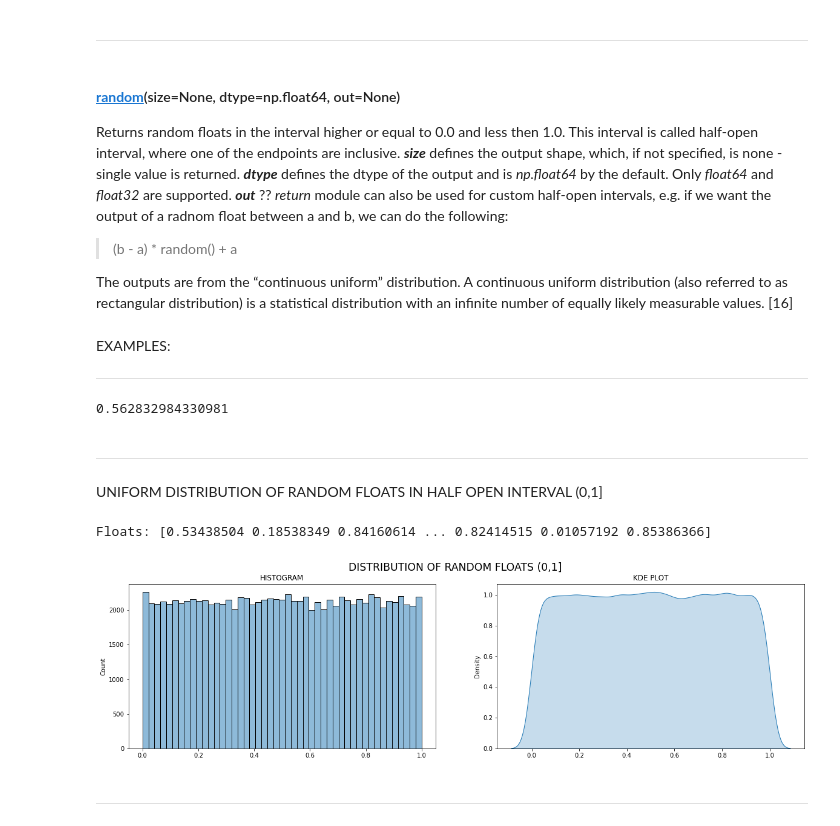
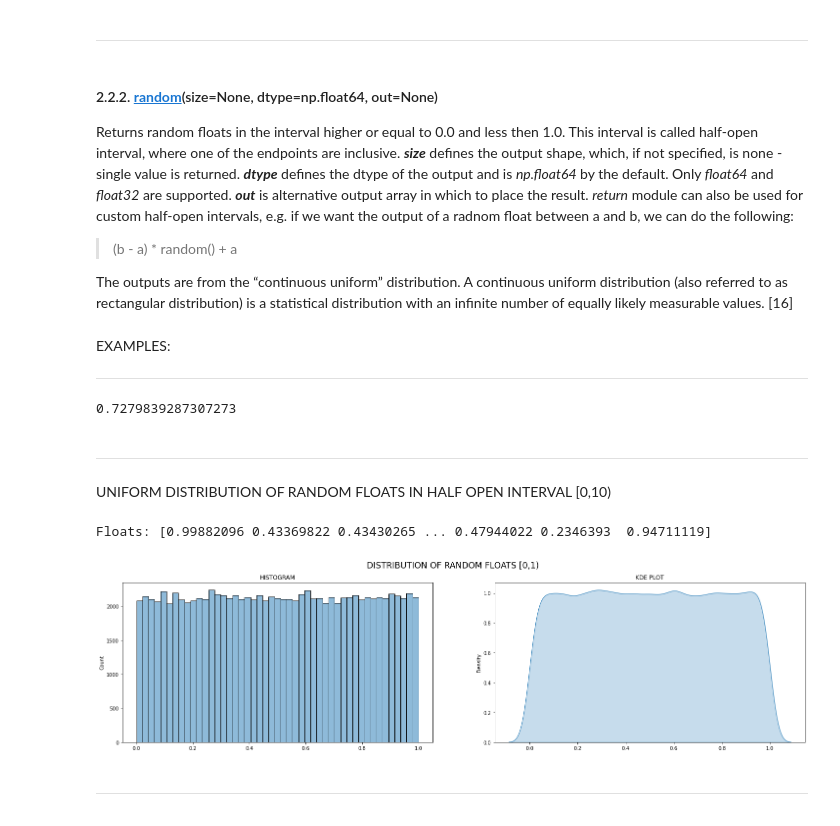
Before and after one commit to AnteDujic/Programming-for-Data-Analysis, a Jupyter notebook: numpy-random.ipynb, the cells around one changed output. Cells and saved outputs as stored; diff of their text form; code cells hidden in the pictures.

```diff
--- a/numpy-random.ipynb
+++ b/numpy-random.ipynb
@@ -239,10 +237,9 @@ print (x6_int)
 # %% [markdown]
 ***
 # %% [markdown]
-#### [**random**](https://numpy.org/doc/stable/reference/random/generated/numpy.random.Generator.random.html#numpy.random.Generator.random)(size=None, dtype=np.float64, out=None) <a id='random'></a>
+#### 2.2.2. [**random**](https://numpy.org/doc/stable/reference/random/generated/numpy.random.Generator.random.html#numpy.random.Generator.random)(size=None, dtype=np.float64, out=None) <a id='random'></a>
 
-Returns random floats in the interval higher or equal to 0.0 and less then 1.0. This interval is called half-open interval, where one of the endpoints are inclusive. ***size*** defines the output shape, which, if not specified, is none - single value is returned. ***dtype*** defines the dtype of the output and is *np.float64* by the default. Only *float64* and *float32* are supported. ***out*** ??
-*return* module can also be used for custom half-open intervals, e.g. if we want the output of a radnom float between a and b, we can do the following:
+Returns random floats in the interval higher or equal to 0.0 and less then 1.0. This interval is called half-open interval, where one of the endpoints are inclusive. ***size*** defines the output shape, which, if not specified, is none - single value is returned. ***dtype*** defines the dtype of the output and is *np.float64* by the default. Only *float64* and *float32* are supported. ***out*** is alternative output array in which to place the result. *return* module can also be used for custom half-open intervals, e.g. if we want the output of a radnom float between a and b, we can do the following:
 > (b - a) * random() + a
 
 The outputs are from the “continuous uniform” distribution. A continuous uniform distribution (also referred to as rectangular distribution) is a statistical distribution with an infinite number of equally likely measurable values. [16]
@@ -250,25 +247,26 @@ The outputs are from the “continuous uniform” distribution. A continuous uni
 EXAMPLES:
 ***
 # %%
-rng.random()
+x0_rand = rng.random()
+print (x0_rand)
 # %% [output]
-0.562832984330981
+0.7279839287307273
 # %% [markdown]
 ***
 # %% [markdown]
-UNIFORM DISTRIBUTION OF RANDOM FLOATS IN HALF OPEN INTERVAL (0,1]
+UNIFORM DISTRIBUTION OF RANDOM FLOATS IN HALF OPEN INTERVAL [0,10)
 # %%
 x_rand = (rng.random (100000))
 print ("Floats:", x_rand, "\n")
 
-fig, axs = plt.subplots(1, 2, figsize = (20,5))
-fig.suptitle ("DISTRIBUTION OF RANDOM FLOATS (0,1]\n", size = "xx-large")
+fig, axs = plt.subplots(1, 2, figsize = (25,6))
+fig.suptitle ("DISTRIBUTION OF RANDOM FLOATS [0,1)\n", size = "xx-large")
 sns.histplot (x_rand, alpha = 0.5, ax = axs[0]).set_title("HISTOGRAM")
 sns.kdeplot(x_rand, shade=True, ax = axs[1]).set_title("KDE PLOT")
 plt.show()
 # %% [output]
-Floats: [0.53438504 0.18538349 0.84160614 ... 0.82414515 0.01057192 0.85386366]
+Floats: [0.99882096 0.43369822 0.43430265 ... 0.47944022 0.2346393  0.94711119]
-[figure, old version]
+[figure, new version]
 # %% [markdown]
 ***
 # %% [markdown]
```
Also changed, not shown: parts of 68 cells of this notebook, 1 other file.
